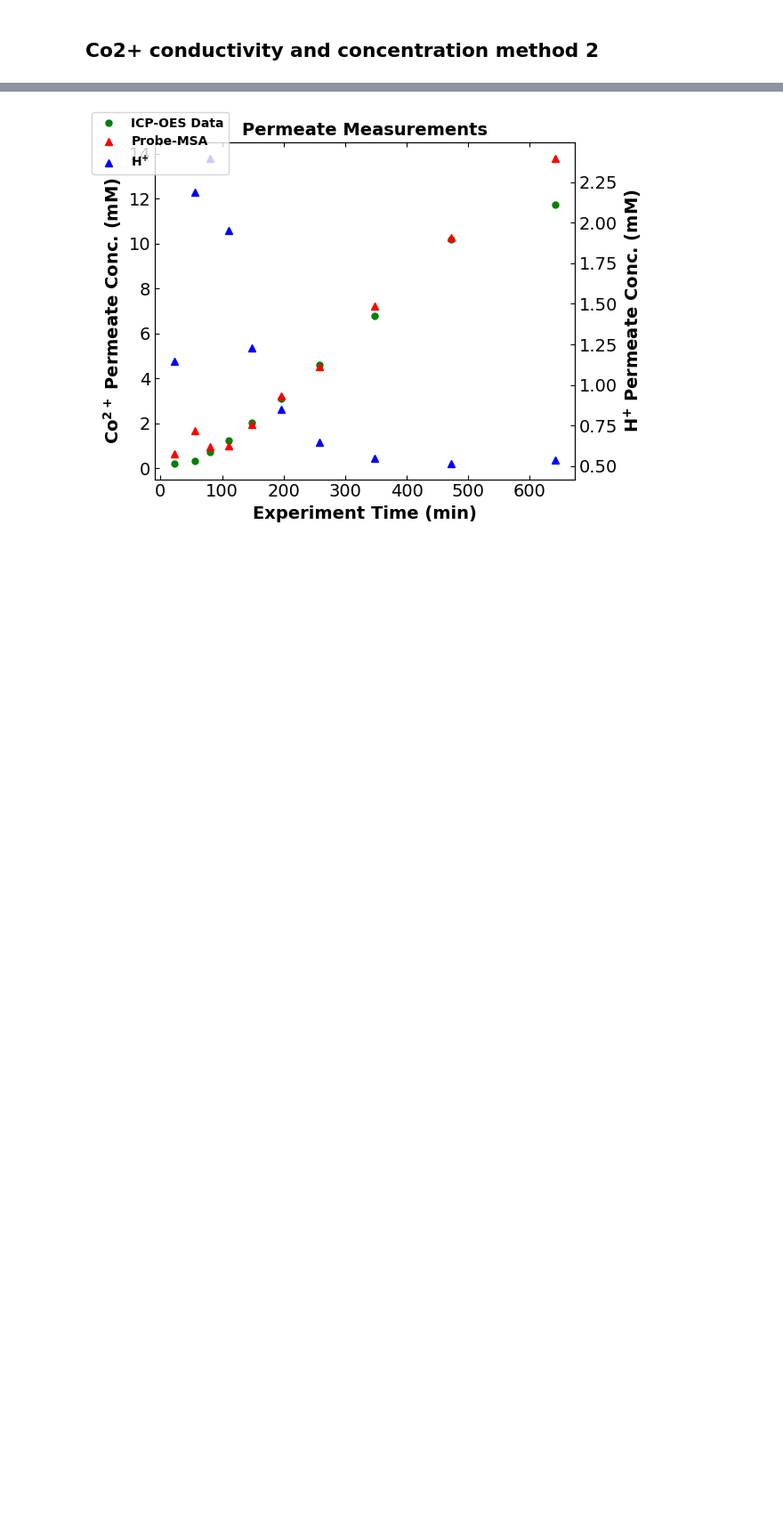
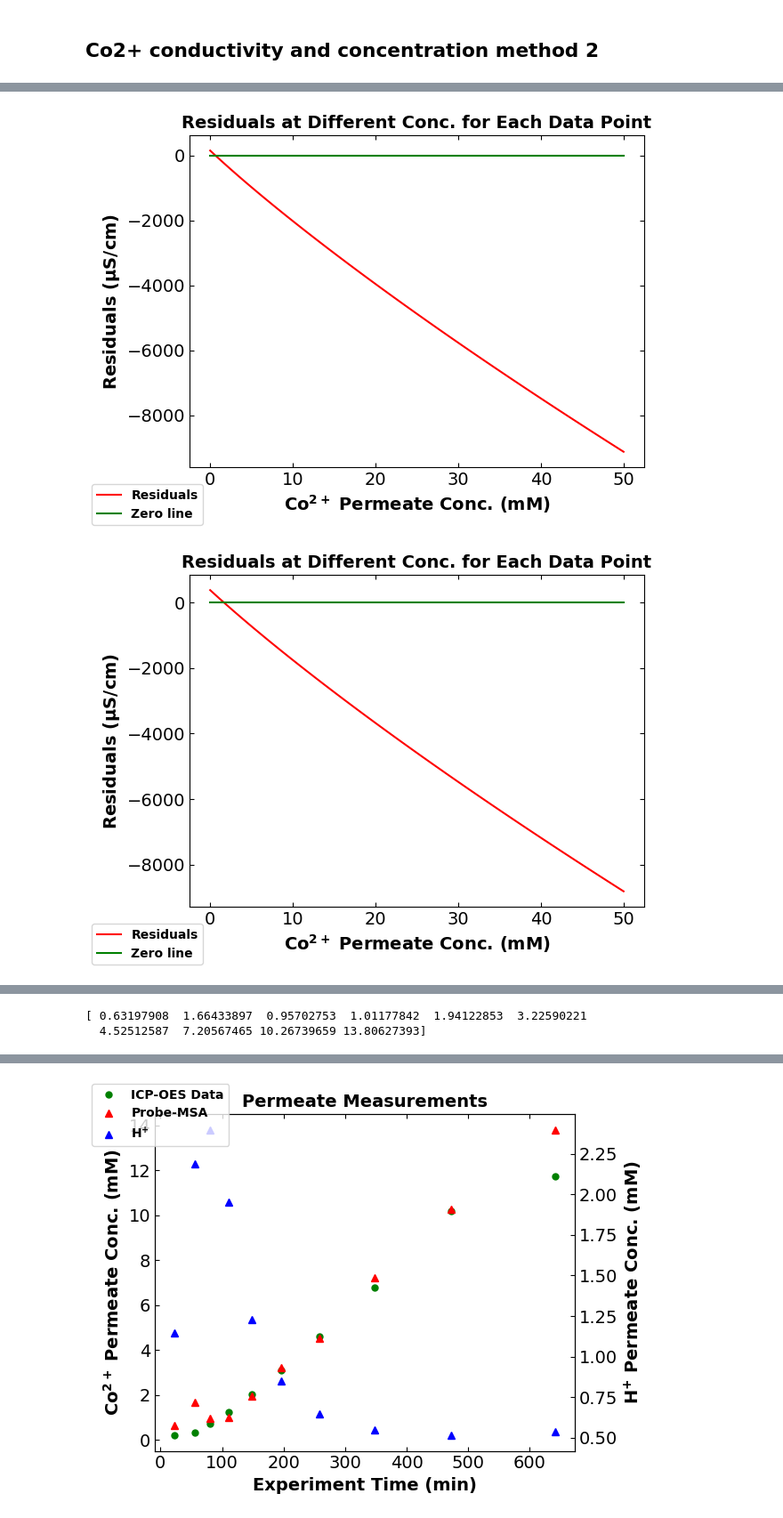
Before and after one commit to dowlinglab/salts-conductivity-modelling, a Jupyter notebook: Lithium_cobalt_conductivity.ipynb, the cells around one changed output, grey strips where cells are left out. Shown at 89% size. Saved outputs shown, nothing was run; the diff lists cells and outputs as text; code cells hidden in the pictures; blank space fills up the shorter version.

Commit message:
Updated lithium_cobalt notebook

```diff
--- a/Lithium_cobalt_conductivity.ipynb
+++ b/Lithium_cobalt_conductivity.ipynb
@@ -707,0 +794,63 @@ print("The SSE at the optimal is:",result.fun)
+# %%
+CoCl2_conc = np.zeros(ndata_pH)
+for i in range(ndata_pH):
+
+    # get the permeate conductivity data
+    permeate_cond_single = permeate_cond[i]
+
+    # get the hydrogen ion concentration data
+    H_conc_single = HCl_conc[i]
+
+    # list of cobalt ion concentration
+    Co_conc_list = np.linspace(0.001, 50, 100)
+
+    # list of conductivity residuals
+    zero_cond_residuals = np.zeros(len(Co_conc_list))
+    calc_cond_residuals = []
+    for j, Co_conc_single in enumerate(Co_conc_list):
+
+        # calculate the chloride ion concentration
+        Cl_conc_single = 1 * H_conc_single + 2 * Co_conc_single
+
+        # calculate the bulk conductivity using the MSA transport model
+        msa_cond_single = msa_transport_single(valency_Co_Cl_H, diameter_Co_Cl_H, diff_coeff_Co_Cl_H, temp, eta_msa, epsilon_msa, lambda_0_Co_Cl_H,
+                                    Co_conc_single, Cl_conc_single, H_conc_single)
+
+        # calculate the residuals between the measured and predicted salt conductivity
+        calc_residuals = permeate_cond_single - msa_cond_single
+
+        calc_cond_residuals.append(calc_residuals)
+
+    # get the first negative residual and its index
+    first_neg_cond = next((x for x in calc_cond_residuals if x < 0), None)
+    index_first_neg = calc_cond_residuals.index(first_neg_cond)
+
+    # get the concentration that corresponds to the first negative residual
+    conc_first_neg = Co_conc_list[index_first_neg]
+
+    # get the previous positive residual and its index
+    prev_cond_value = calc_cond_residuals[index_first_neg-1]
+
+    # get the concentration that corresponds to the previous positive residual
+    prev_conc_value = Co_conc_list[index_first_neg-1]
+
+    # calculate the concentration that produce a residua of zero
+    CoCl2_conc[i] = prev_conc_value + (prev_cond_value / (prev_cond_value - first_neg_cond)) * (conc_first_neg - prev_conc_value)
+
+    # make plot of the ICP Co2+ concentration and H+ sample concentration
+    fig, ax1 = plt.subplots()
+
+    ax1.plot(Co_conc_list, calc_cond_residuals, color="red", label="Residuals")
+    ax1.plot(Co_conc_list, zero_cond_residuals, color="green", label="Zero line")
+    ax1.set_xlabel("Co$^\mathbf{2+}$ Permeate Conc. (mM)", fontsize=14,fontweight='bold')
+    ax1.set_ylabel("Residuals ($\mathbf{\mu}$S/cm)", fontsize=14,fontweight='bold')
+    ax1.tick_params(axis='x', labelsize=14, direction="in",top=True, right=True)
+    ax1.tick_params(axis='y', labelsize=14, direction="in",top=True, right=True)
+    plt.title("Residuals at Different Conc. for Each Data Point", fontsize=14,fontweight='bold')
+    fig.legend(prop={"weight":"bold"}, loc="lower left")
+    plt.tight_layout()
+    plt.savefig(f".\Li_Co\msa_co_cond_resid_{i}.png")
+    plt.show()
+# %% [output]
+[figure, added]
+[figure, added]
@@ -707,0 +865,5 @@ print("The SSE at the optimal is:",result.fun)
+# %%
+print(CoCl2_conc)
+# %% [output]
+[ 0.63197908  1.66433897  0.95702753  1.01177842  1.94122853  3.22590221
+  4.52512587  7.20567465 10.26739659 13.80627393]
```
Also changed, not shown: parts of 26 cells of this notebook, 11 other files.
